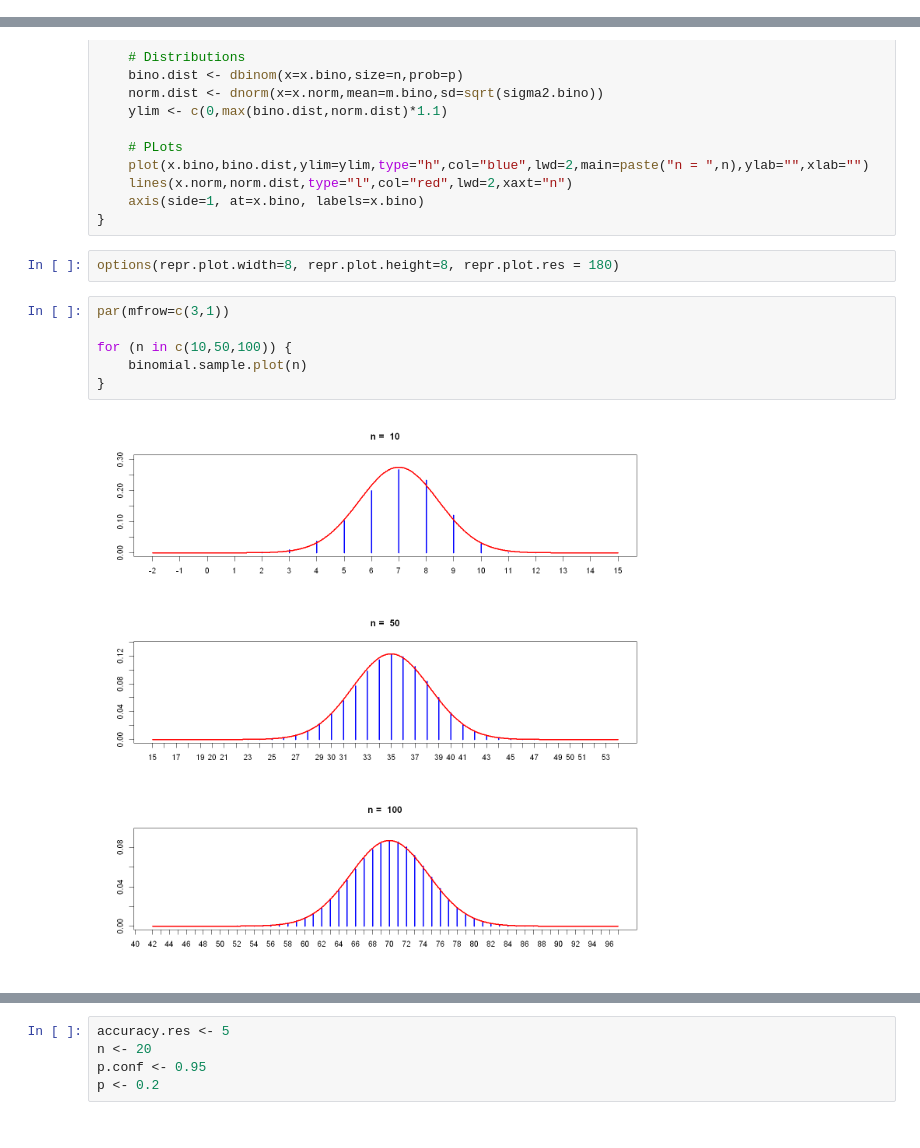
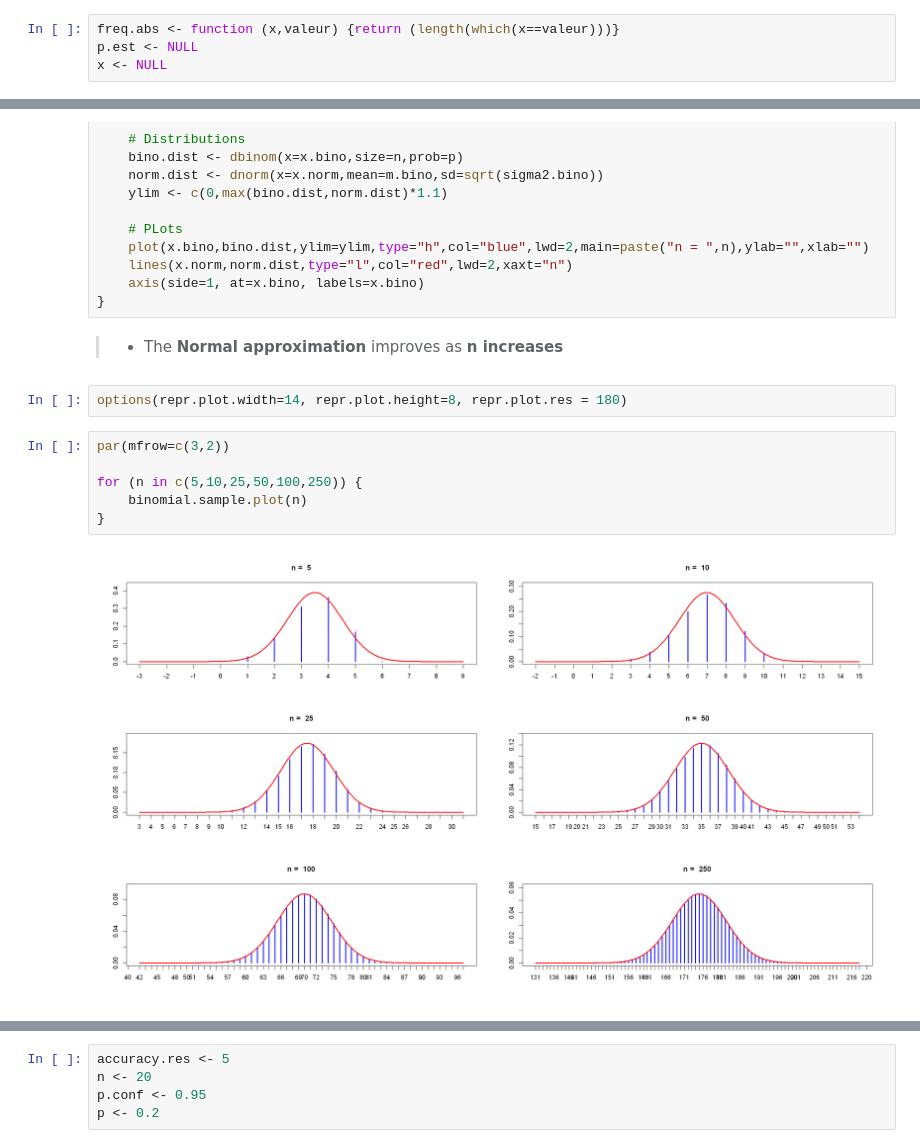
Before and after one commit to mlepicier/statistical-analysis-r, a Jupyter notebook: statistical-analysis-r.ipynb, the cells around one changed output, grey strips where cells are left out. Drawn from its saved outputs; the diff is of its cells as text.

```diff
--- a/statistical-analysis-r.ipynb
+++ b/statistical-analysis-r.ipynb
@@ -76,0 +83,4 @@ boxplot(x)
+# %%
+freq.abs <- function (x,valeur) {return (length(which(x==valeur)))}
+p.est <- NULL
+x <- NULL
@@ -334,13 +363,15 @@ binomial.sample.plot <- function(n){
     lines(x.norm,norm.dist,type="l",col="red",lwd=2,xaxt="n")
     axis(side=1, at=x.bino, labels=x.bino)
 }
+# %% [markdown]
+> - The **Normal approximation** improves as **n increases**
 # %%
-options(repr.plot.width=8, repr.plot.height=8, repr.plot.res = 180)
+options(repr.plot.width=14, repr.plot.height=8, repr.plot.res = 180)
 # %%
-par(mfrow=c(3,1))
+par(mfrow=c(3,2))
 
-for (n in c(10,50,100)) {
+for (n in c(5,10,25,50,100,250)) {
     binomial.sample.plot(n)
 }
 # %% [output]
-[figure, old version]
+[figure, new version]
```
Also changed, not shown: parts of 69 cells of this notebook.
